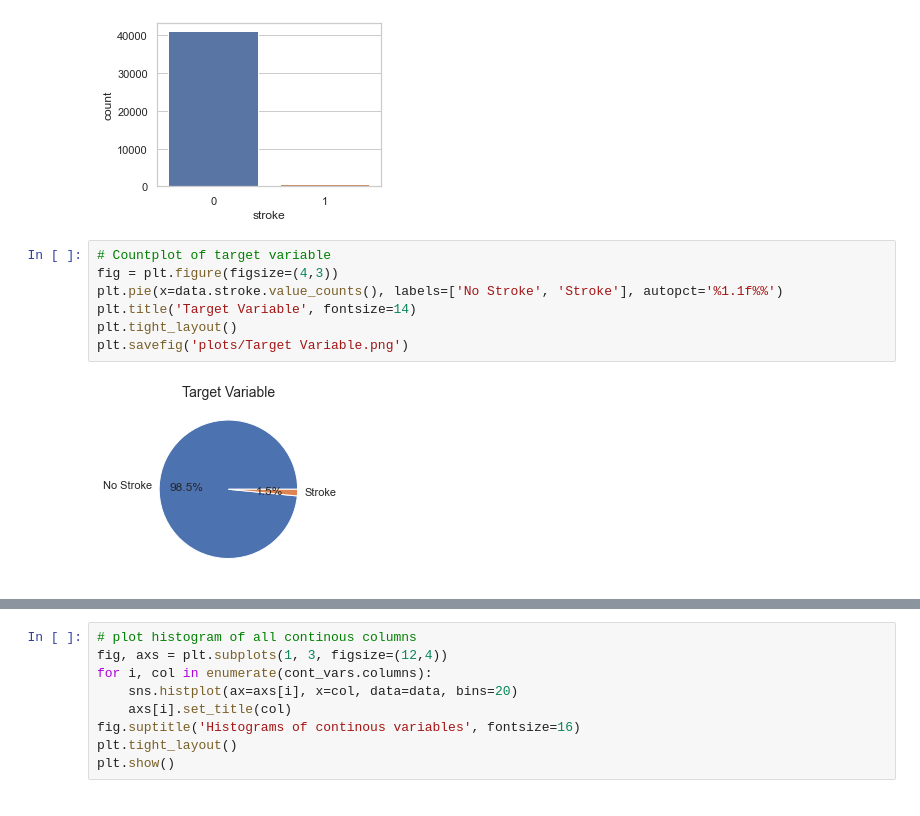
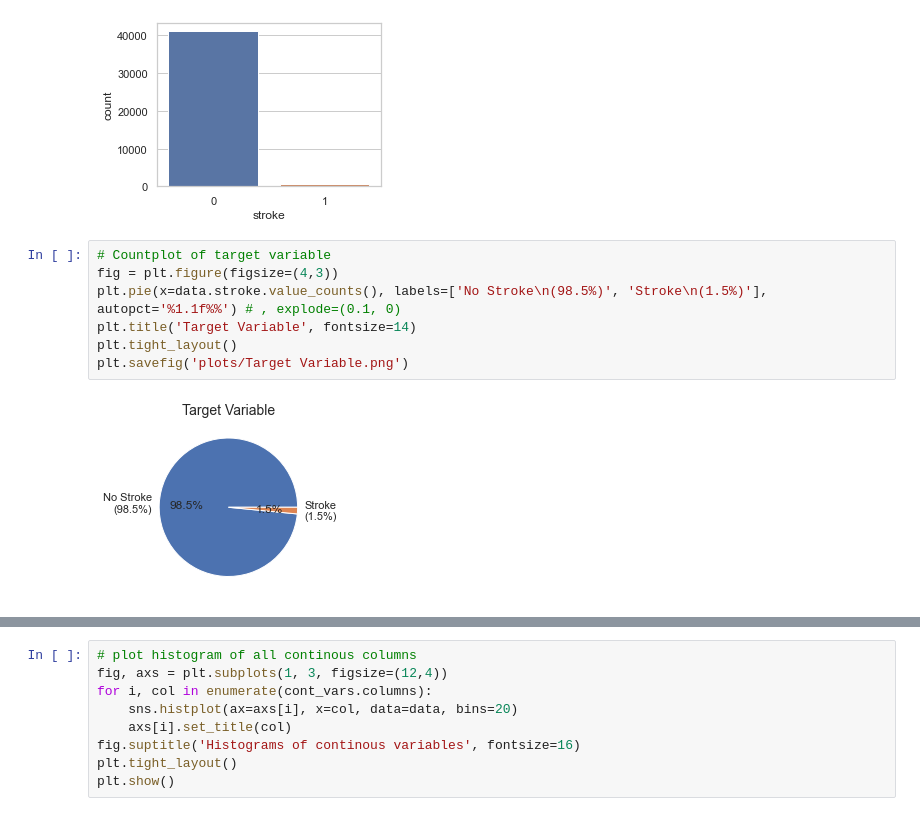
Before and after one commit to sddiener/Comparison-of-Decision-Tree-and-KNN-for-Stroke-Prediction, a Jupyter notebook: Preprocessing stroke.ipynb, the cells around one changed output, grey strips where cells are left out. Cells and saved outputs as stored; diff of their text form.

```diff
--- a/Preprocessing stroke.ipynb
+++ b/Preprocessing stroke.ipynb
@@ -98,9 +121,9 @@ plt.show()
 # %%
 # Countplot of target variable
 fig = plt.figure(figsize=(4,3))
-plt.pie(x=data.stroke.value_counts(), labels=['No Stroke', 'Stroke'], autopct='%1.1f%%')
+plt.pie(x=data.stroke.value_counts(), labels=['No Stroke\n(98.5%)', 'Stroke\n(1.5%)'], autopct='%1.1f%%') # , explode=(0.1, 0)
 plt.title('Target Variable', fontsize=14)
 plt.tight_layout()
 plt.savefig('plots/Target Variable.png')
 # %% [output]
-[figure, old version]
+[figure, new version]
```
Also changed, not shown: parts of 15 cells of this notebook, 10 other files.
